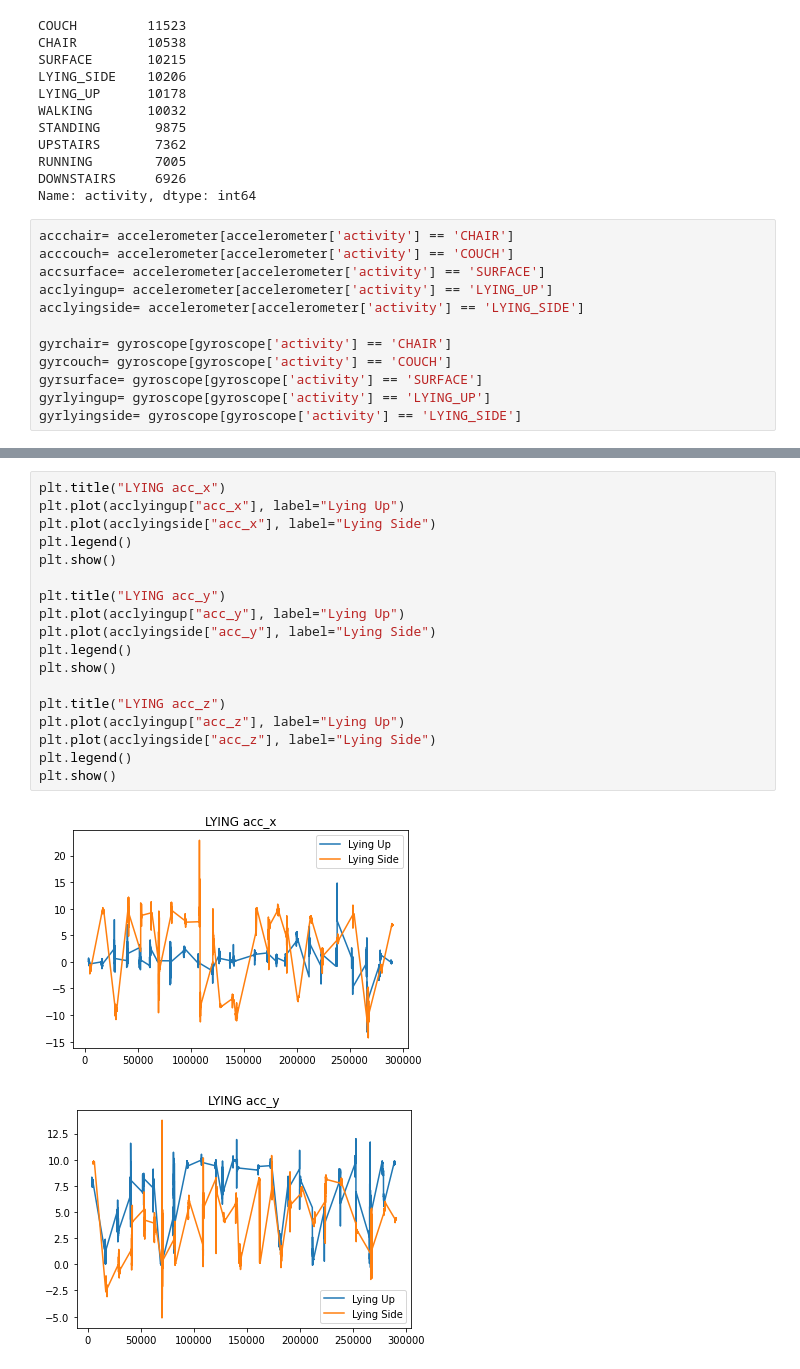
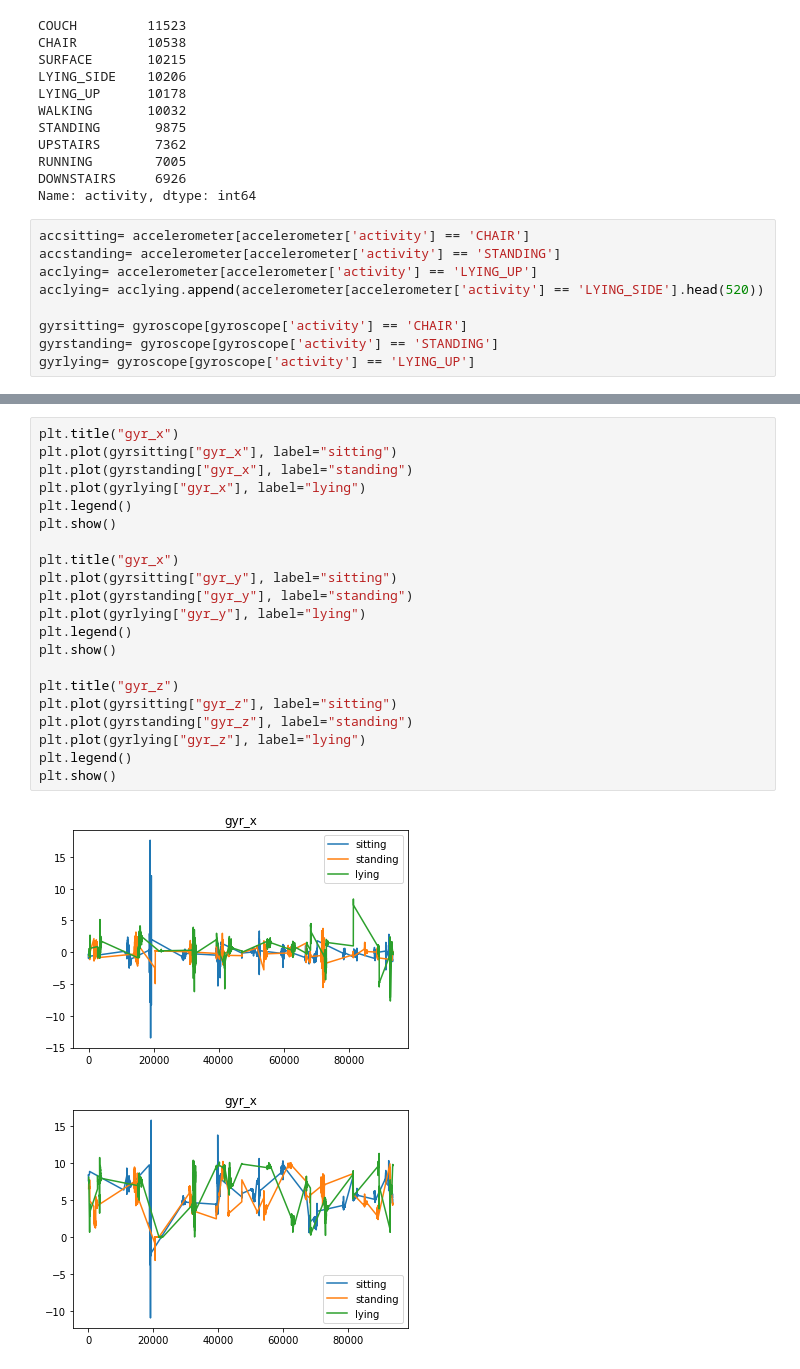
Before and after one commit to kartikvirendrar/Cristl, a Jupyter notebook: data_preprocessing.ipynb, the cells around one changed output, grey strips where cells are left out. Saved outputs shown, nothing was run; the diff lists cells and outputs as text.

```diff
--- a/data_preprocessing.ipynb
+++ b/data_preprocessing.ipynb
@@ -56,16 +56,13 @@ RUNNING        7005
 DOWNSTAIRS     6926
 Name: activity, dtype: int64
 # %%
-accchair= accelerometer[accelerometer['activity'] == 'CHAIR']
-acccouch= accelerometer[accelerometer['activity'] == 'COUCH']
-accsurface= accelerometer[accelerometer['activity'] == 'SURFACE']
-acclyingup= accelerometer[accelerometer['activity'] == 'LYING_UP']
-acclyingside= accelerometer[accelerometer['activity'] == 'LYING_SIDE']
+accsitting= accelerometer[accelerometer['activity'] == 'CHAIR']
+accstanding= accelerometer[accelerometer['activity'] == 'STANDING']
+acclying= accelerometer[accelerometer['activity'] == 'LYING_UP']
+acclying= acclying.append(accelerometer[accelerometer['activity'] == 'LYING_SIDE'].head(520))
 
-gyrchair= gyroscope[gyroscope['activity'] == 'CHAIR']
-gyrcouch= gyroscope[gyroscope['activity'] == 'COUCH']
-gyrsurface= gyroscope[gyroscope['activity'] == 'SURFACE']
-gyrlyingup= gyroscope[gyroscope['activity'] == 'LYING_UP']
-gyrlyingside= gyroscope[gyroscope['activity'] == 'LYING_SIDE']
+gyrsitting= gyroscope[gyroscope['activity'] == 'CHAIR']
+gyrstanding= gyroscope[gyroscope['activity'] == 'STANDING']
+gyrlying= gyroscope[gyroscope['activity'] == 'LYING_UP']
 # %%
 import matplotlib.pyplot as plt
@@ -96,21 +93,24 @@ plt.show()
 # %%
-plt.title("LYING acc_x")
-plt.plot(acclyingup["acc_x"], label="Lying Up")
-plt.plot(acclyingside["acc_x"], label="Lying Side")
+plt.title("gyr_x")
+plt.plot(gyrsitting["gyr_x"], label="sitting")
+plt.plot(gyrstanding["gyr_x"], label="standing")
+plt.plot(gyrlying["gyr_x"], label="lying")
 plt.legend()
 plt.show()
 
-plt.title("LYING acc_y")
-plt.plot(acclyingup["acc_y"], label="Lying Up")
-plt.plot(acclyingside["acc_y"], label="Lying Side")
+plt.title("gyr_x")
+plt.plot(gyrsitting["gyr_y"], label="sitting")
+plt.plot(gyrstanding["gyr_y"], label="standing")
+plt.plot(gyrlying["gyr_y"], label="lying")
 plt.legend()
 plt.show()
 
-plt.title("LYING acc_z")
-plt.plot(acclyingup["acc_z"], label="Lying Up")
-plt.plot(acclyingside["acc_z"], label="Lying Side")
+plt.title("gyr_z")
+plt.plot(gyrsitting["gyr_z"], label="sitting")
+plt.plot(gyrstanding["gyr_z"], label="standing")
+plt.plot(gyrlying["gyr_z"], label="lying")
 plt.legend()
 plt.show()
 # %% [output]
-[figure, old version]
+[figure, new version]
-[figure, old version]
+[figure, new version]
```
Also changed, not shown: parts of 4 cells of this notebook.
